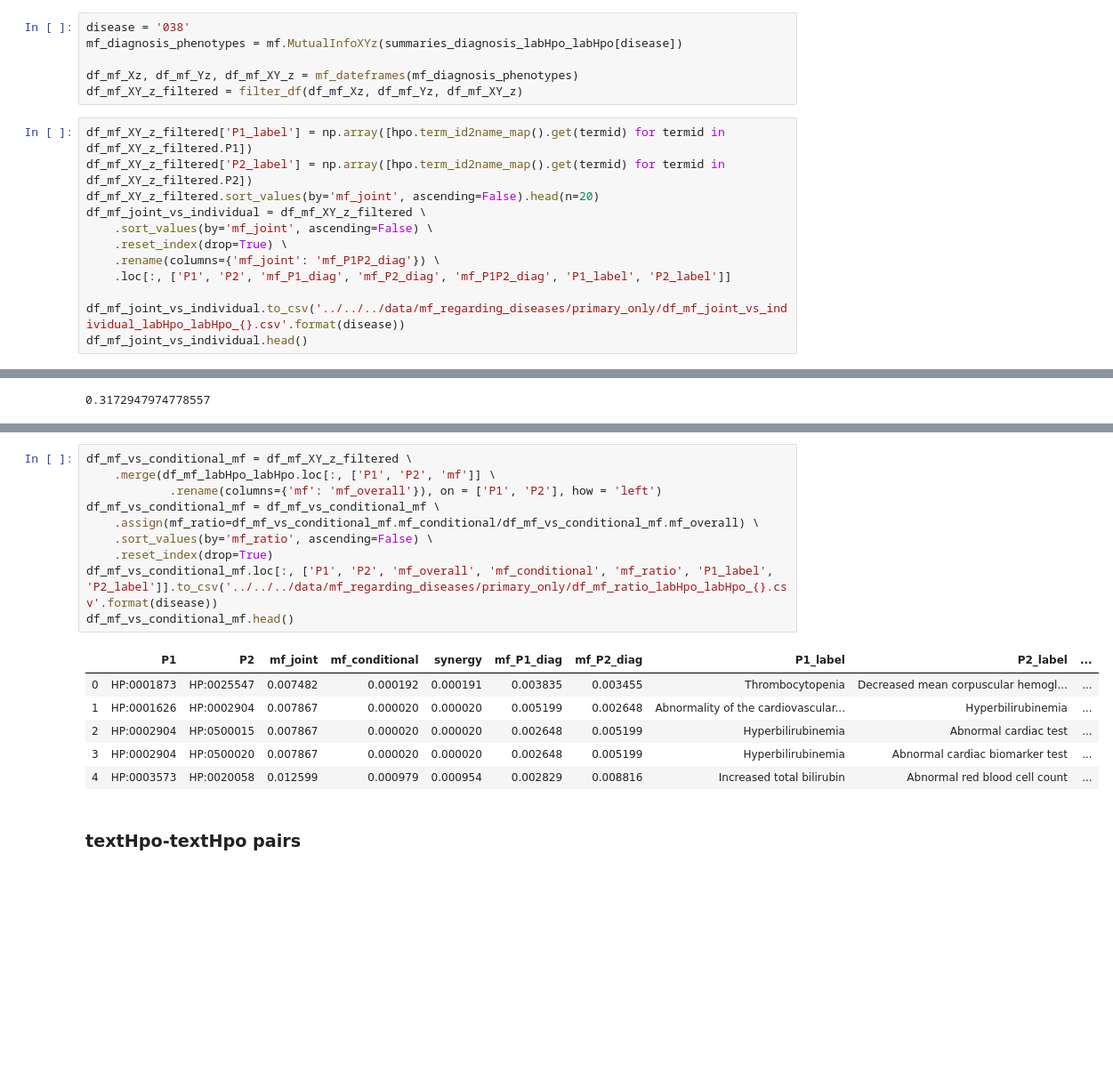
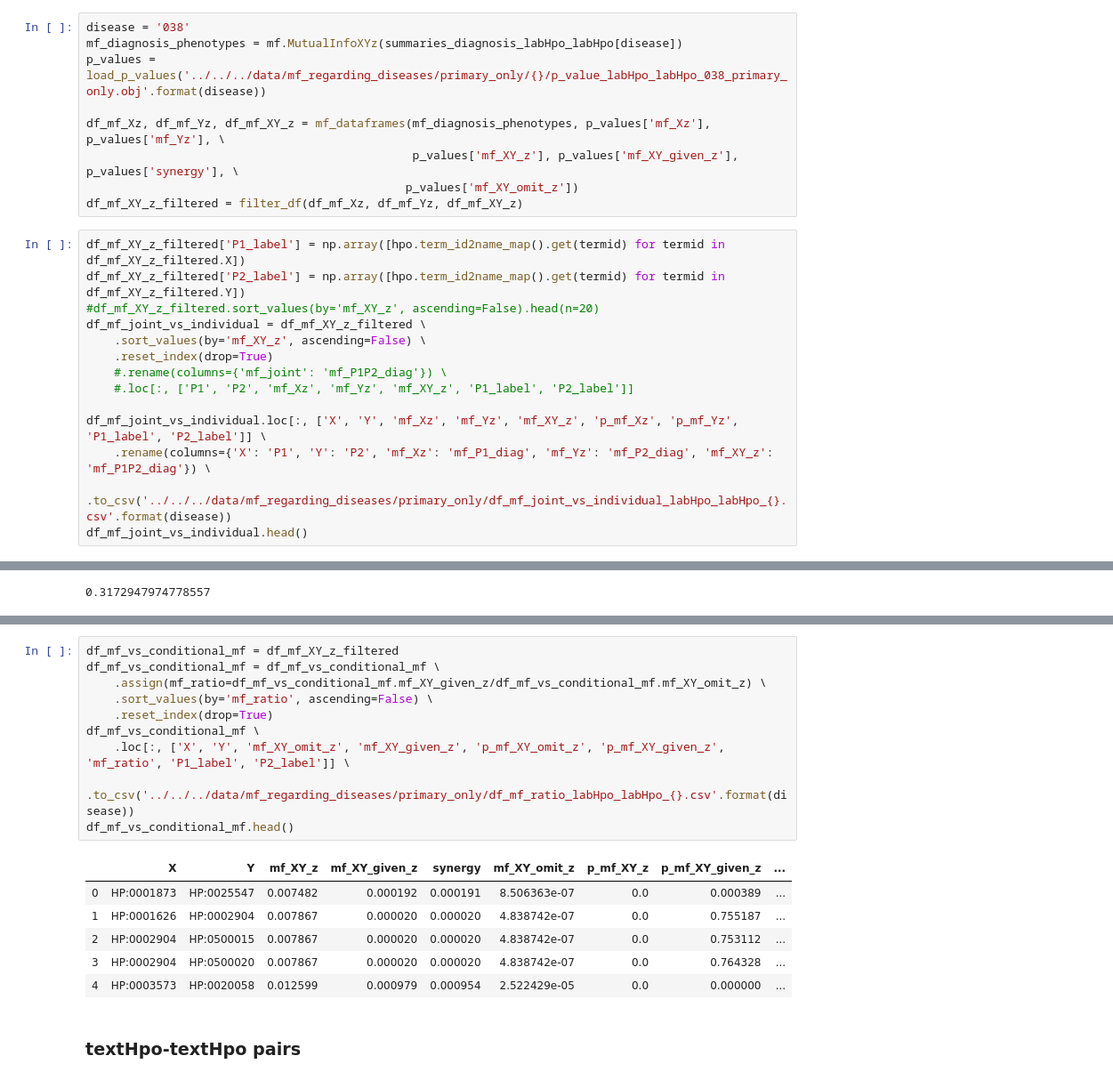
Before and after one commit to TheJacksonLaboratory/MIMIC_HPO, a Jupyter notebook: src/main/notebooks/interpretation.ipynb, the cells around one changed output, grey strips where cells are left out. Shown at 89% size. Cells and saved outputs as stored; diff of their text form; blank space fills up the shorter version.

```diff
--- a/src/main/notebooks/interpretation.ipynb
+++ b/src/main/notebooks/interpretation.ipynb
@@ -330,19 +371,24 @@ nodes.drop_duplicates().reset_index(drop=True).to_csv('../../../data/mf_regardin
 # %%
 disease = '038'
 mf_diagnosis_phenotypes = mf.MutualInfoXYz(summaries_diagnosis_labHpo_labHpo[disease])
+p_values = load_p_values('../../../data/mf_regarding_diseases/primary_only/{}/p_value_labHpo_labHpo_038_primary_only.obj'.format(disease))
 
-df_mf_Xz, df_mf_Yz, df_mf_XY_z = mf_dateframes(mf_diagnosis_phenotypes)
+df_mf_Xz, df_mf_Yz, df_mf_XY_z = mf_dataframes(mf_diagnosis_phenotypes, p_values['mf_Xz'], p_values['mf_Yz'], \
+                                               p_values['mf_XY_z'], p_values['mf_XY_given_z'], p_values['synergy'], \
+                                              p_values['mf_XY_omit_z'])
 df_mf_XY_z_filtered = filter_df(df_mf_Xz, df_mf_Yz, df_mf_XY_z)
 # %%
-df_mf_XY_z_filtered['P1_label'] = np.array([hpo.term_id2name_map().get(termid) for termid in df_mf_XY_z_filtered.P1])
-df_mf_XY_z_filtered['P2_label'] = np.array([hpo.term_id2name_map().get(termid) for termid in df_mf_XY_z_filtered.P2])
-df_mf_XY_z_filtered.sort_values(by='mf_joint', ascending=False).head(n=20)
+df_mf_XY_z_filtered['P1_label'] = np.array([hpo.term_id2name_map().get(termid) for termid in df_mf_XY_z_filtered.X])
+df_mf_XY_z_filtered['P2_label'] = np.array([hpo.term_id2name_map().get(termid) for termid in df_mf_XY_z_filtered.Y])
+#df_mf_XY_z_filtered.sort_values(by='mf_XY_z', ascending=False).head(n=20)
 df_mf_joint_vs_individual = df_mf_XY_z_filtered \
-    .sort_values(by='mf_joint', ascending=False) \
-    .reset_index(drop=True) \
-    .rename(columns={'mf_joint': 'mf_P1P2_diag'}) \
-    .loc[:, ['P1', 'P2', 'mf_P1_diag', 'mf_P2_diag', 'mf_P1P2_diag', 'P1_label', 'P2_label']]
+    .sort_values(by='mf_XY_z', ascending=False) \
+    .reset_index(drop=True)
+    #.rename(columns={'mf_joint': 'mf_P1P2_diag'}) \
+    #.loc[:, ['P1', 'P2', 'mf_Xz', 'mf_Yz', 'mf_XY_z', 'P1_label', 'P2_label']]
 
-df_mf_joint_vs_individual.to_csv('../../../data/mf_regarding_diseases/primary_only/df_mf_joint_vs_individual_labHpo_labHpo_{}.csv'.format(disease))
+df_mf_joint_vs_individual.loc[:, ['X', 'Y', 'mf_Xz', 'mf_Yz', 'mf_XY_z', 'p_mf_Xz', 'p_mf_Yz', 'P1_label', 'P2_label']] \
+    .rename(columns={'X': 'P1', 'Y': 'P2', 'mf_Xz': 'mf_P1_diag', 'mf_Yz': 'mf_P2_diag', 'mf_XY_z': 'mf_P1P2_diag'}) \
+    .to_csv('../../../data/mf_regarding_diseases/primary_only/df_mf_joint_vs_individual_labHpo_labHpo_{}.csv'.format(disease))
 df_mf_joint_vs_individual.head()
 # %% [output]
@@ -384,20 +440,20 @@ df_mf_XY_z_filtered.sort_values(by='synergy', ascending=False).head(n=20)
 # %%
-df_mf_vs_conditional_mf = df_mf_XY_z_filtered \
-    .merge(df_mf_labHpo_labHpo.loc[:, ['P1', 'P2', 'mf']] \
-            .rename(columns={'mf': 'mf_overall'}), on = ['P1', 'P2'], how = 'left')
+df_mf_vs_conditional_mf = df_mf_XY_z_filtered
 df_mf_vs_conditional_mf = df_mf_vs_conditional_mf \
-    .assign(mf_ratio=df_mf_vs_conditional_mf.mf_conditional/df_mf_vs_conditional_mf.mf_overall) \
+    .assign(mf_ratio=df_mf_vs_conditional_mf.mf_XY_given_z/df_mf_vs_conditional_mf.mf_XY_omit_z) \
     .sort_values(by='mf_ratio', ascending=False) \
     .reset_index(drop=True)
-df_mf_vs_conditional_mf.loc[:, ['P1', 'P2', 'mf_overall', 'mf_conditional', 'mf_ratio', 'P1_label', 'P2_label']].to_csv('../../../data/mf_regarding_diseases/primary_only/df_mf_ratio_labHpo_labHpo_{}.csv'.format(disease))
+df_mf_vs_conditional_mf \
+    .loc[:, ['X', 'Y', 'mf_XY_omit_z', 'mf_XY_given_z', 'p_mf_XY_omit_z', 'p_mf_XY_given_z', 'mf_ratio', 'P1_label', 'P2_label']] \
+    .to_csv('../../../data/mf_regarding_diseases/primary_only/df_mf_ratio_labHpo_labHpo_{}.csv'.format(disease))
 df_mf_vs_conditional_mf.head()
 # %% [output]
-|  | P1 | P2 | mf_joint | mf_conditional | synergy | mf_P1_diag | mf_P2_diag | P1_label | P2_label | ... |
-| 0 | HP:0001873 | HP:0025547 | 0.007482 | 0.000192 | 0.000191 | 0.003835 | 0.003455 | Thrombocytopenia | Decreased mean corpuscular hemogl... | ... |
-| 1 | HP:0001626 | HP:0002904 | 0.007867 | 0.000020 | 0.000020 | 0.005199 | 0.002648 | Abnormality of the cardiovascular... | Hyperbilirubinemia | ... |
-| 2 | HP:0002904 | HP:0500015 | 0.007867 | 0.000020 | 0.000020 | 0.002648 | 0.005199 | Hyperbilirubinemia | Abnormal cardiac test | ... |
-| 3 | HP:0002904 | HP:0500020 | 0.007867 | 0.000020 | 0.000020 | 0.002648 | 0.005199 | Hyperbilirubinemia | Abnormal cardiac biomarker test | ... |
-| 4 | HP:0003573 | HP:0020058 | 0.012599 | 0.000979 | 0.000954 | 0.002829 | 0.008816 | Increased total bilirubin | Abnormal red blood cell count | ... |
+|  | X | Y | mf_XY_z | mf_XY_given_z | synergy | mf_XY_omit_z | p_mf_XY_z | p_mf_XY_given_z | ... |
+| 0 | HP:0001873 | HP:0025547 | 0.007482 | 0.000192 | 0.000191 | 8.506363e-07 | 0.0 | 0.000389 | ... |
+| 1 | HP:0001626 | HP:0002904 | 0.007867 | 0.000020 | 0.000020 | 4.838742e-07 | 0.0 | 0.755187 | ... |
+| 2 | HP:0002904 | HP:0500015 | 0.007867 | 0.000020 | 0.000020 | 4.838742e-07 | 0.0 | 0.753112 | ... |
+| 3 | HP:0002904 | HP:0500020 | 0.007867 | 0.000020 | 0.000020 | 4.838742e-07 | 0.0 | 0.764328 | ... |
+| 4 | HP:0003573 | HP:0020058 | 0.012599 | 0.000979 | 0.000954 | 2.522429e-05 | 0.0 | 0.000000 | ... |
 # %% [markdown]
 ### textHpo-textHpo pairs
 # %%
```
Also changed, not shown: parts of 14 cells of this notebook, 1 other file.
